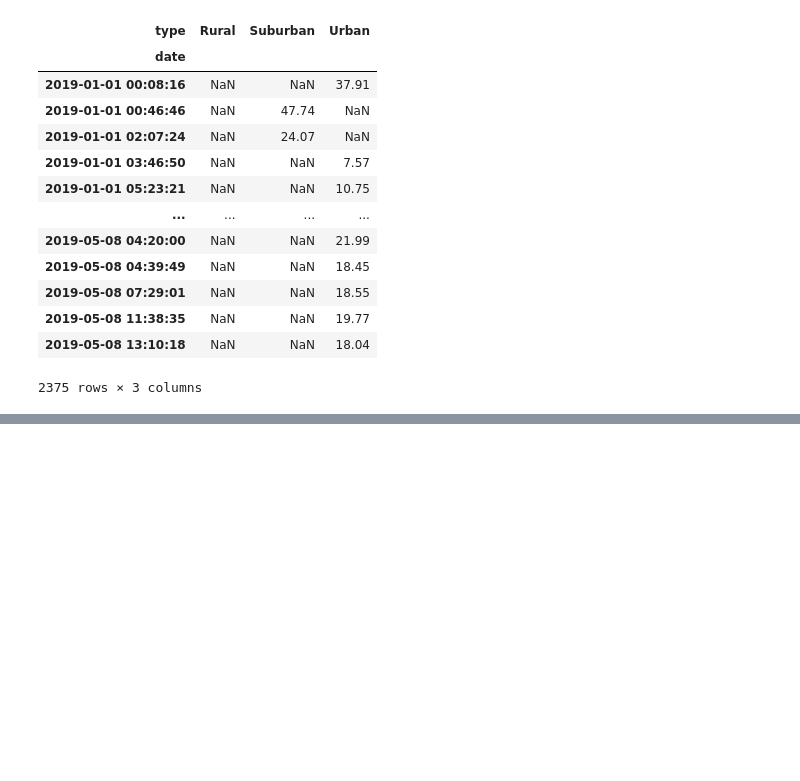
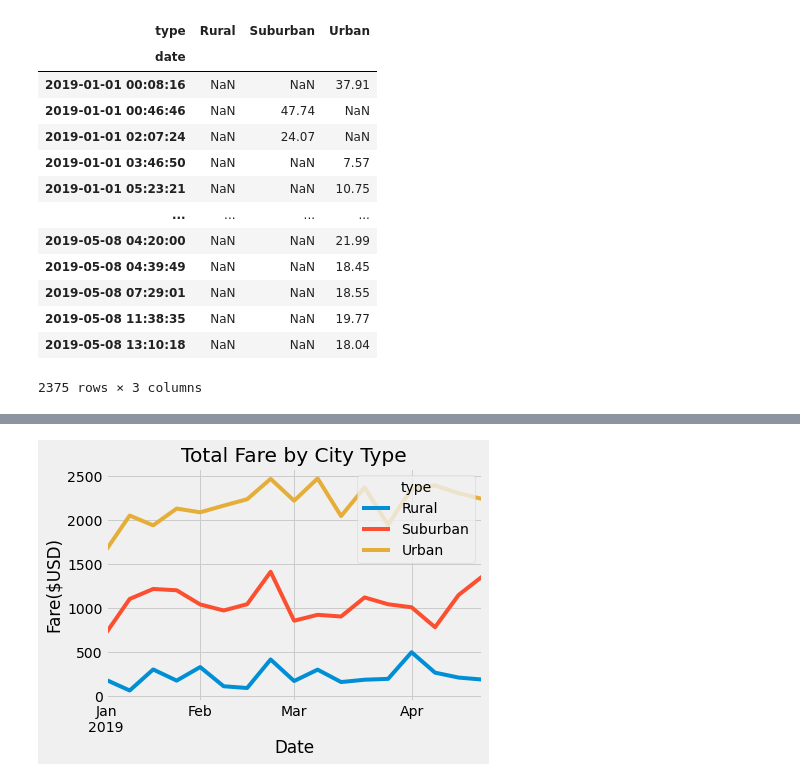
Before and after one commit to gregoryhsherman/PyBer_Analysis, a Jupyter notebook: PyBer_Challenge.ipynb, the cells around one changed output, grey strips where cells are left out. Saved outputs shown, nothing was run; the diff lists cells and outputs as text; code cells hidden in the pictures; blank space fills up the shorter version.

```diff
--- a/PyBer_Challenge.ipynb
+++ b/PyBer_Challenge.ipynb
@@ -170,7 +170,8 @@ fare_df_pivot
 2375 rows × 3 columns
 # %%
 # 12. Create a new DataFrame from the pivot table DataFrame using loc on the given dates, '2018-01-01':'2018-04-29'.
-df = fare_df_pivot.groupby([])
+df = fare_df_pivot.loc['2019-01-01':'2019-04-29']
 # %%
 # 13. Set the "date" index to datetime datatype. This is necessary to use the resample() method in Step 8.
-# df.index = pd.to_datetime(df.index)
+df.index = pd.to_datetime(df.index)
+df
@@ -179,2 +207,4 @@ df = fare_df_pivot.groupby([])
 # %%
 # 15. Create a new DataFrame using the "resample()" function by week 'W' and get the sum of the fares for each week.
+df_week = df.resample("W").sum()
+df_week.head(10)
@@ -181,7 +224,15 @@ df = fare_df_pivot.groupby([])
 # %%
 # 16. Using the object-oriented interface method, plot the resample DataFrame using the df.plot() function.
 
 # Import the style from Matplotlib.
 from matplotlib import style
 # Use the graph style fivethirtyeight.
 style.use('fivethirtyeight')
+df_week.plot()
+plt.xlabel("Date")
+plt.ylabel("Fare($USD)")
+plt.title("Total Fare by City Type")
+
+plt.savefig("analysis/PyBer_fare_summary.png")
+# %% [output]
+[figure, added]
```
Also changed, not shown: parts of 3 cells of this notebook, 1 other file.
